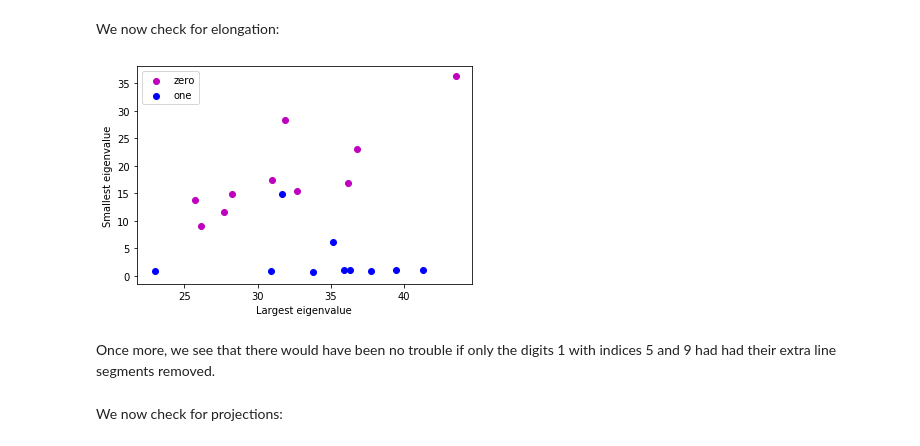
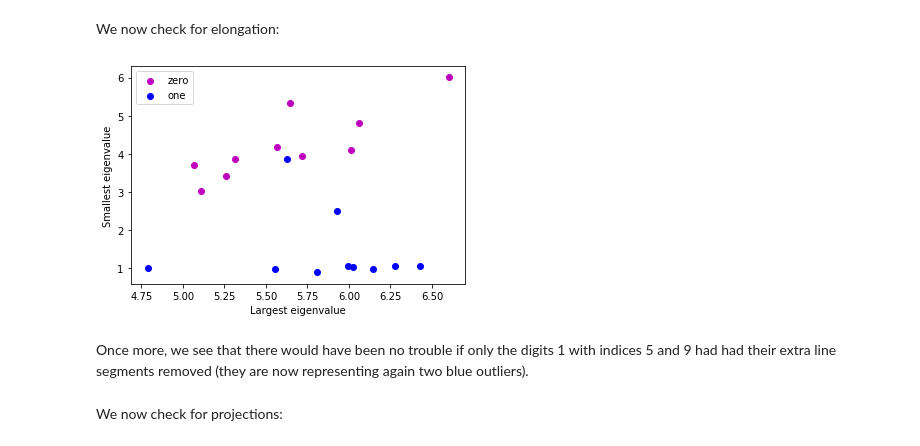
Before and after one commit to emarazz/iapr_2020, a Jupyter notebook: our_labs/lab_02_catinca_erick.ipynb, the cells around one changed output. Saved outputs shown, nothing was run; the diff lists cells and outputs as text; code cells hidden in the pictures.

```diff
--- a/our_labs/lab_02_catinca_erick.ipynb
+++ b/our_labs/lab_02_catinca_erick.ipynb
@@ -430,20 +406,20 @@ We now check for elongation:
 # %%
 #3. Elongation
 from skimage.measure import inertia_tensor_eigvals
 
 zeros_eigvals = [inertia_tensor_eigvals(image) for image in zeros_processed]
 ones_eigvals = [inertia_tensor_eigvals(image) for image in ones_processed]
 
-zero = plt.scatter([eigvals[0] for eigvals in zeros_eigvals], [eigvals[1] for eigvals in zeros_eigvals], color='m')
-one = plt.scatter([eigvals[0] for eigvals in ones_eigvals], [eigvals[1] for eigvals in ones_eigvals], color='b')
+zero = plt.scatter([np.sqrt(eigvals[0]) for eigvals in zeros_eigvals], [np.sqrt(eigvals[1]) for eigvals in zeros_eigvals], color='m')
+one = plt.scatter([np.sqrt(eigvals[0]) for eigvals in ones_eigvals], [np.sqrt(eigvals[1]) for eigvals in ones_eigvals], color='b')
 plt.legend((zero, one), ('zero', 'one'))
 plt.xlabel('Largest eigenvalue')
 plt.ylabel('Smallest eigenvalue')
 plt.show()
 # %% [output]
-[figure, old version]
+[figure, new version]
 # %% [markdown]
-Once more, we see that there would have been no trouble if only the digits 1 with indices 5 and 9 had had their extra line segments removed.
+Once more, we see that there would have been no trouble if only the digits 1 with indices 5 and 9 had had their extra line segments removed (they are now representing again two blue outliers).
 # %% [markdown]
 We now check for projections:
 # %%
```
Also changed, not shown: parts of 34 cells of this notebook.
